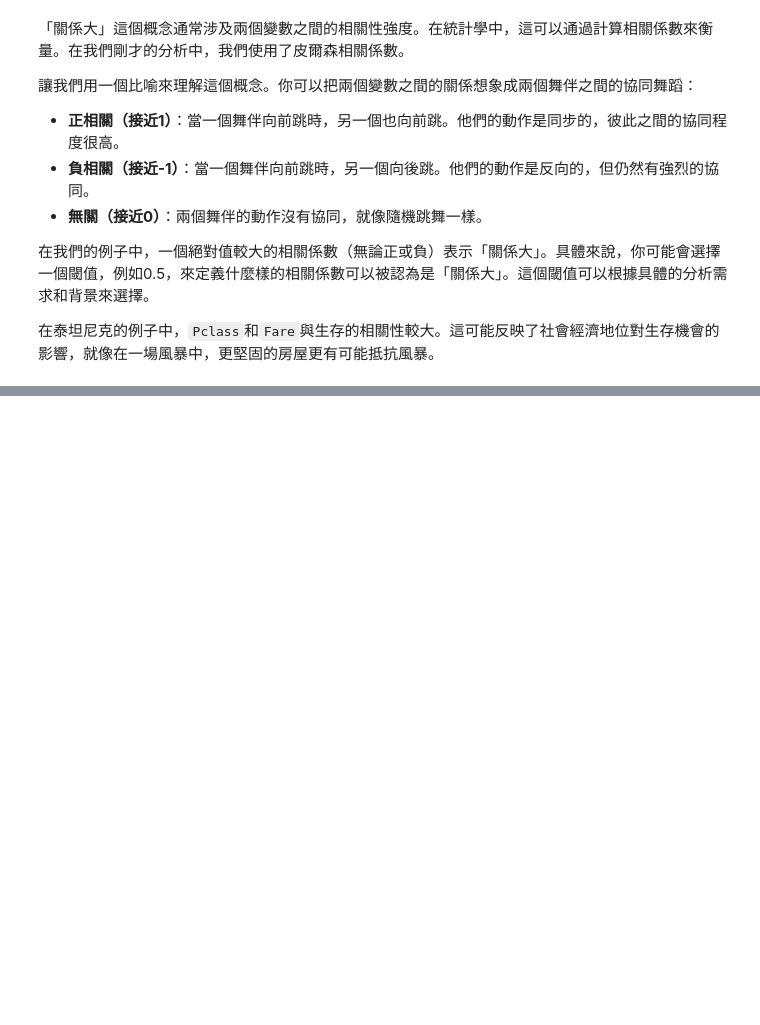
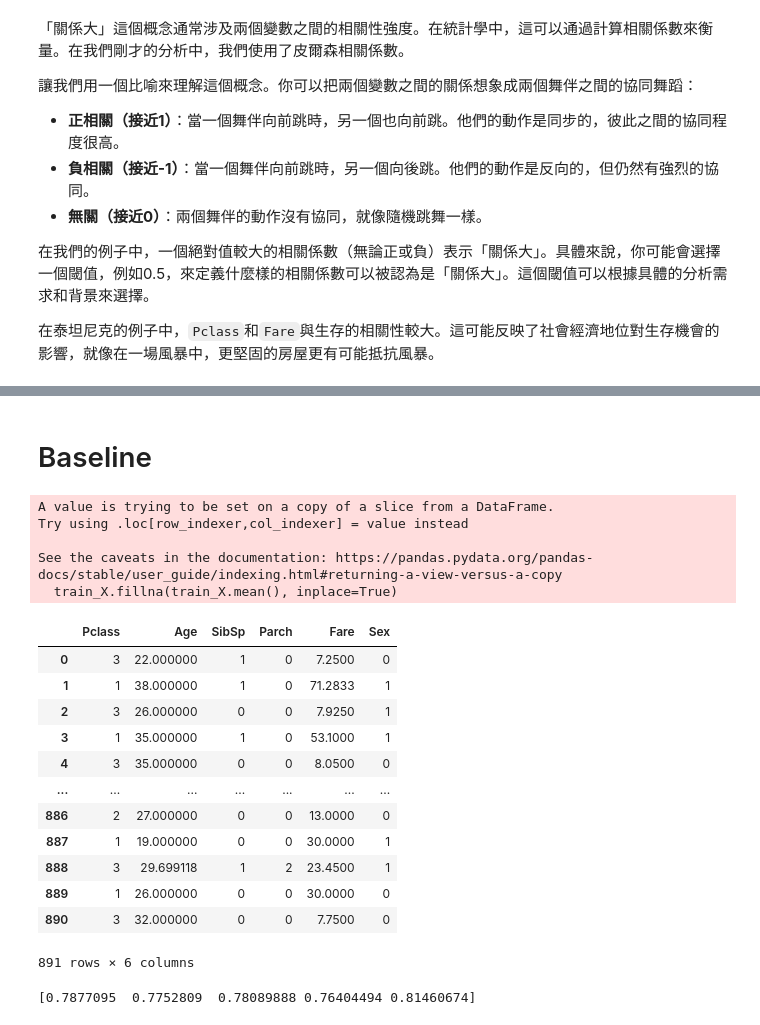
Before and after one commit to bomb1000/titanic-analysis, a Jupyter notebook: 專題實作_01_鐵達尼號生存預測.ipynb, the cells around one changed output, grey strips where cells are left out. Cells and saved outputs as stored; diff of their text form; code cells hidden in the pictures; blank space fills up the shorter version.

```diff
--- a/專題實作_01_鐵達尼號生存預測.ipynb
+++ b/專題實作_01_鐵達尼號生存預測.ipynb
@@ -120,0 +144,44 @@ MI（互信息，Mutual Information）得分是另一種衡量兩個變數之間
+# %% [markdown]
+# Baseline
+# %%
+df_train = df.copy()
+
+columns_X = [numerical_features]
+columns_y = ['Survived']
+
+# Preparing numerical features and target
+train_X = df_train[numerical_features]
+train_X.fillna(train_X.mean(), inplace=True)
+train_y = df_train[columns_y]
+# %% [output]
+A value is trying to be set on a copy of a slice from a DataFrame.
+Try using .loc[row_indexer,col_indexer] = value instead
+
+See the caveats in the documentation: https://pandas.pydata.org/pandas-docs/stable/user_guide/indexing.html#returning-a-view-versus-a-copy
+  train_X.fillna(train_X.mean(), inplace=True)
+# %%
+display(train_X)
+# %% [output]
+|  | Pclass | Age | SibSp | Parch | Fare | Sex |
+| 0 | 3 | 22.000000 | 1 | 0 | 7.2500 | 0 |
+| 1 | 1 | 38.000000 | 1 | 0 | 71.2833 | 1 |
+| 2 | 3 | 26.000000 | 0 | 0 | 7.9250 | 1 |
+| 3 | 1 | 35.000000 | 1 | 0 | 53.1000 | 1 |
+| 4 | 3 | 35.000000 | 0 | 0 | 8.0500 | 0 |
+| ... | ... | ... | ... | ... | ... | ... |
+| 886 | 2 | 27.000000 | 0 | 0 | 13.0000 | 0 |
+| 887 | 1 | 19.000000 | 0 | 0 | 30.0000 | 1 |
+| 888 | 3 | 29.699118 | 1 | 2 | 23.4500 | 1 |
+| 889 | 1 | 26.000000 | 0 | 0 | 30.0000 | 0 |
+| 890 | 3 | 32.000000 | 0 | 0 | 7.7500 | 0 |
+891 rows × 6 columns
+# %%
+from sklearn.linear_model import LogisticRegression
+from sklearn.model_selection import cross_val_score
+
+
+log = LogisticRegression(random_state=0, max_iter=3000)
+scores = cross_val_score(log, train_X, train_y.values.ravel(),cv=5,scoring='accuracy')
+print(scores)
+# %% [output]
+[0.7877095  0.7752809  0.78089888 0.76404494 0.81460674]
```
Also changed, not shown: parts of 1 cell of this notebook.
